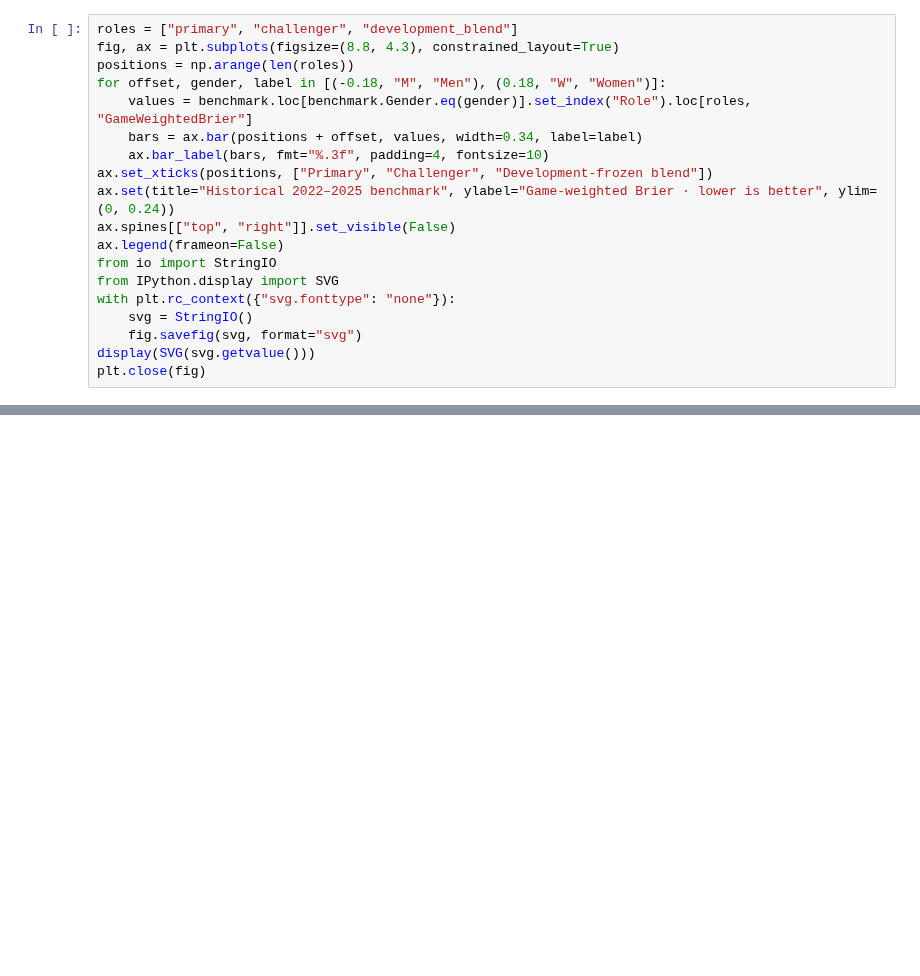
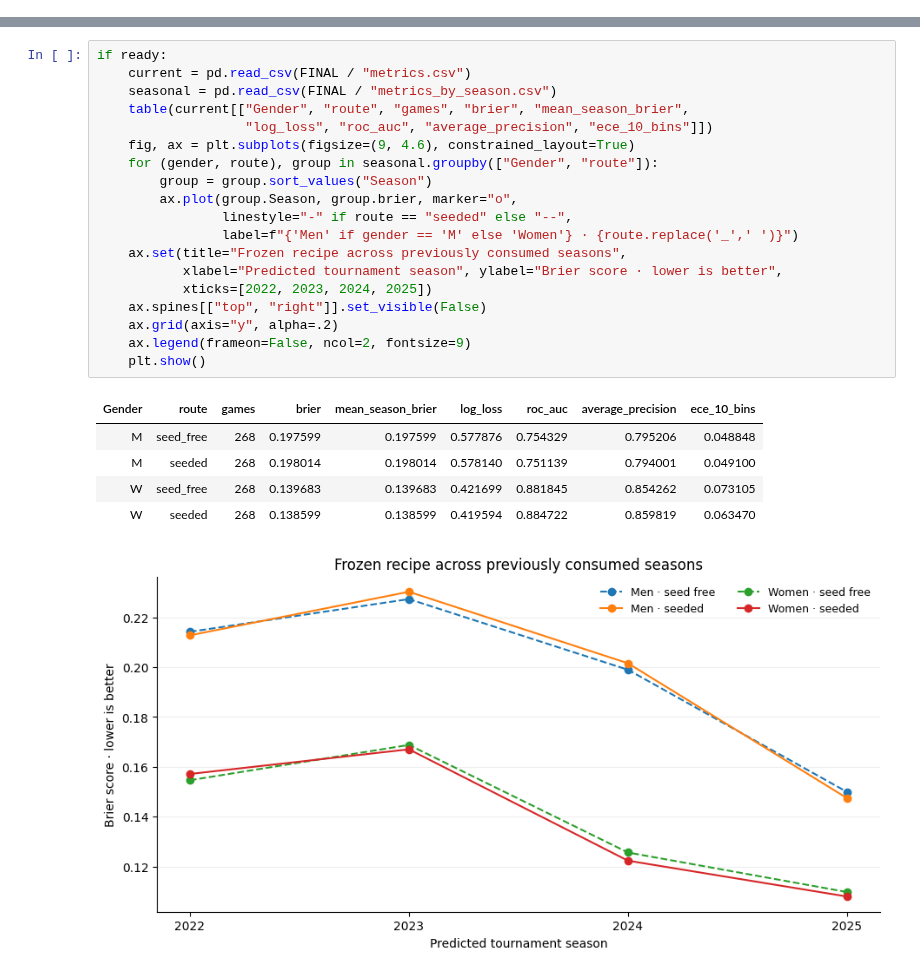
Before and after one commit to alvaromendizabal/march-machine-learning-mania-2026, a Jupyter notebook: notebooks/04_locked_benchmark_and_final_submission.ipynb, the cells around one changed output, grey strips where cells are left out. Drawn from its saved outputs; the diff is of its cells as text; blank space fills up the shorter version.

```diff
--- a/notebooks/04_locked_benchmark_and_final_submission.ipynb
+++ b/notebooks/04_locked_benchmark_and_final_submission.ipynb
@@ -74,19 +0,0 @@ display(Markdown("**Verified:** season-level aggregation reproduces the recorded
-# %%
-roles = ["primary", "challenger", "development_blend"]
-fig, ax = plt.subplots(figsize=(8.8, 4.3), constrained_layout=True)
-positions = np.arange(len(roles))
-for offset, gender, label in [(-0.18, "M", "Men"), (0.18, "W", "Women")]:
-    values = benchmark.loc[benchmark.Gender.eq(gender)].set_index("Role").loc[roles, "GameWeightedBrier"]
-    bars = ax.bar(positions + offset, values, width=0.34, label=label)
-    ax.bar_label(bars, fmt="%.3f", padding=4, fontsize=10)
-ax.set_xticks(positions, ["Primary", "Challenger", "Development-frozen blend"])
-ax.set(title="Historical 2022–2025 benchmark", ylabel="Game-weighted Brier · lower is better", ylim=(0, 0.24))
-ax.spines[["top", "right"]].set_visible(False)
-ax.legend(frameon=False)
-from io import StringIO
-from IPython.display import SVG
-with plt.rc_context({"svg.fonttype": "none"}):
-    svg = StringIO()
-    fig.savefig(svg, format="svg")
-display(SVG(svg.getvalue()))
-plt.close(fig)
@@ -166,0 +75,26 @@ Sources: [official evaluation and timeline](https://www.kaggle.com/competitions/
+# %%
+if ready:
+    current = pd.read_csv(FINAL / "metrics.csv")
+    seasonal = pd.read_csv(FINAL / "metrics_by_season.csv")
+    table(current[["Gender", "route", "games", "brier", "mean_season_brier",
+                   "log_loss", "roc_auc", "average_precision", "ece_10_bins"]])
+    fig, ax = plt.subplots(figsize=(9, 4.6), constrained_layout=True)
+    for (gender, route), group in seasonal.groupby(["Gender", "route"]):
+        group = group.sort_values("Season")
+        ax.plot(group.Season, group.brier, marker="o",
+                linestyle="-" if route == "seeded" else "--",
+                label=f"{'Men' if gender == 'M' else 'Women'} · {route.replace('_',' ')}")
+    ax.set(title="Frozen recipe across previously consumed seasons",
+           xlabel="Predicted tournament season", ylabel="Brier score · lower is better",
+           xticks=[2022, 2023, 2024, 2025])
+    ax.spines[["top", "right"]].set_visible(False)
+    ax.grid(axis="y", alpha=.2)
+    ax.legend(frameon=False, ncol=2, fontsize=9)
+    plt.show()
+# %% [output]
+| Gender | route | games | brier | mean_season_brier | log_loss | roc_auc | average_precision | ece_10_bins |
+| M | seed_free | 268 | 0.197599 | 0.197599 | 0.577876 | 0.754329 | 0.795206 | 0.048848 |
+| M | seeded | 268 | 0.198014 | 0.198014 | 0.578140 | 0.751139 | 0.794001 | 0.049100 |
+| W | seed_free | 268 | 0.139683 | 0.139683 | 0.421699 | 0.881845 | 0.854262 | 0.073105 |
+| W | seeded | 268 | 0.138599 | 0.138599 | 0.419594 | 0.884722 | 0.859819 | 0.063470 |
+[figure, added]
```
Also changed, not shown: parts of 19 cells of this notebook, 26 other files.
